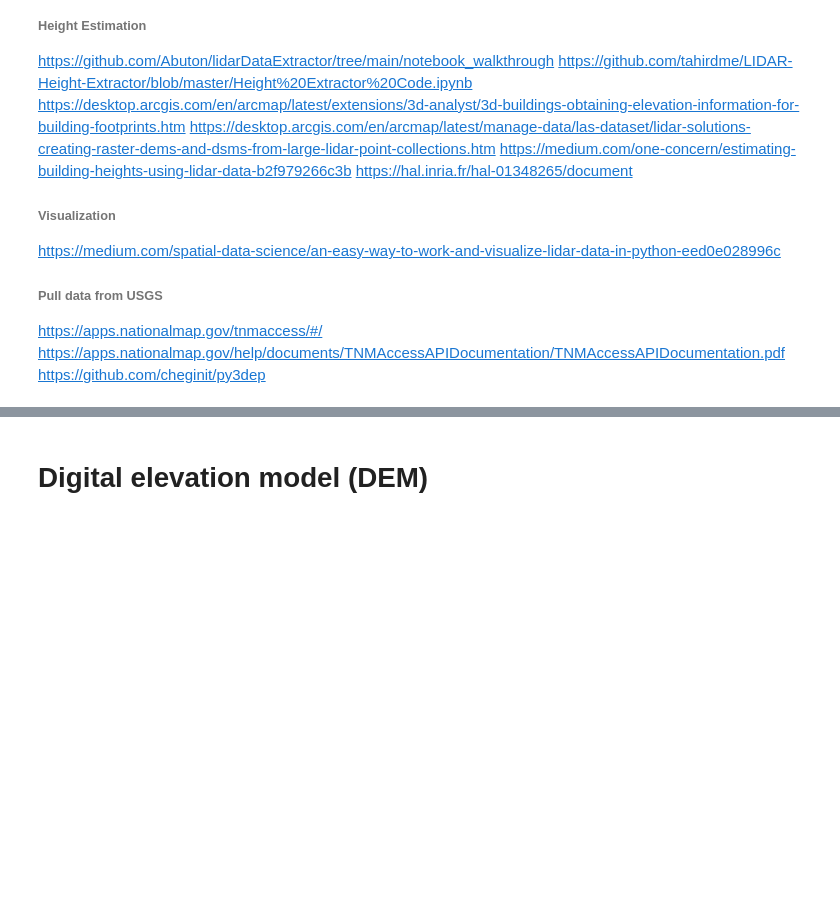
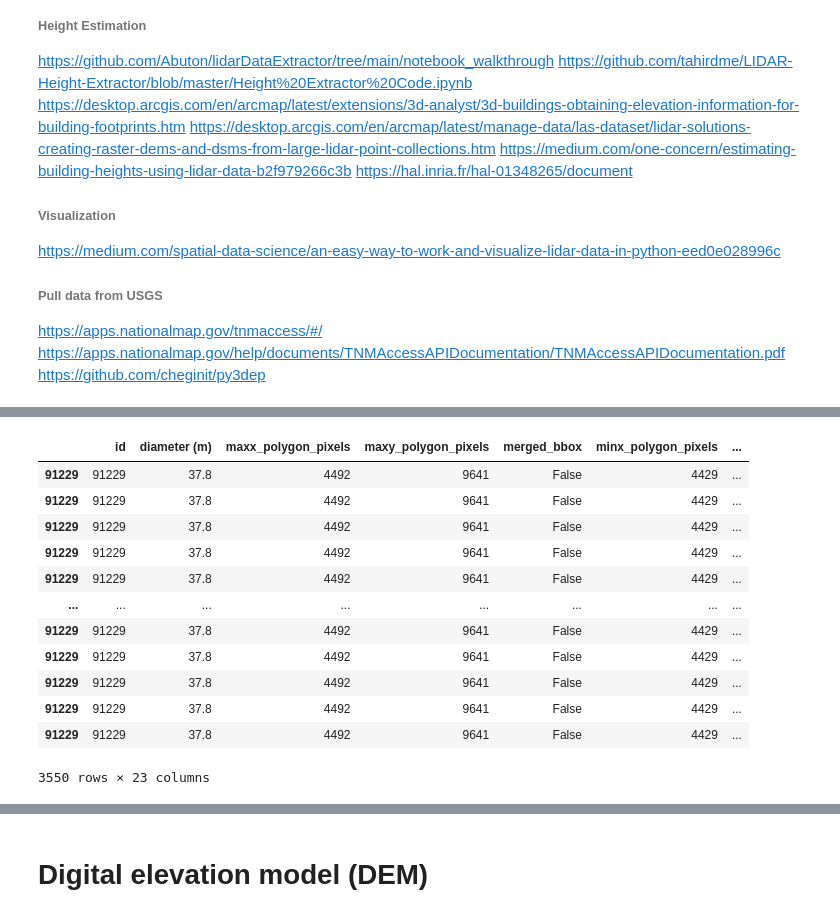
Before and after one commit to celinerobi/ast_object_detection_public, a Jupyter notebook: object_detection/volume_estimation/3D_estimation.ipynb, the cells around one changed output, grey strips where cells are left out. Cells and saved outputs as stored; diff of their text form; code cells hidden in the pictures; blank space fills up the shorter version.

Commit message:
corrected volume estimation, updated geometry for lidar

```diff
--- a/object_detection/volume_estimation/3D_estimation.ipynb
+++ b/object_detection/volume_estimation/3D_estimation.ipynb
@@ -194,3 +192,23 @@ NameError: name 'lidar_paths' is not defined
+# %%
+las_proj = pyproj.CRS.from_user_input(las.header.vlrs.get("WktCoordinateSystemVlr")[0].string) #get crs
+# %%
+def transform_las_points_to_wgs84(las_proj, las_x, las_y):
+    """ Convert a utm pair into a lat lon pair
+    Args:
+    las_proj(str): the las proj as a proj crs
+    las_x(list): a list of the x coordinates for points in las proj
+    las_y(list): a list of the y coordinates for points in las proj
+    Returns:
+    (Geometry_wgs84): a list of shapely points in wgs84 proj
+    """
+    #https://gis.stackexchange.com/questions/127427/transforming-shapely-polygon-and-multipolygon-objects
+    #get utm projection
+    Geometry = [Point(xy) for xy in zip(las_x,las_y)] #make x+y coordinates into points
+    wgs84 = pyproj.CRS('EPSG:4326')
+    #transform las into wgs84 point
+    project = pyproj.Transformer.from_proj(las_crs, wgs84, always_xy=True).transform
+    Geometry_wgs84 = [transform(project, las_point) for las_point in Geometry]
+    return(Geometry_wgs84)
 # %%
 #2. CONVERTING LAS TO PANDAS#
 #Import LAS into numpy array (X=raw integer value; x=scaled float value)
@@ -202,14 +220,11 @@ MemoryError:
+# %%
+Geometry_wgs84 = transform_las_points_to_wgs84(las_proj, las.x,las.y)
+#Transform to geopandas GeoDataFrame
+lidar = gpd.GeoDataFrame(lidar_df, crs =EPSG4326, geometry=Geometry_wgs84) #set correct spatial reference
+lidar = lidar.to_crs('EPSG:4326')
 # %%
-# transform into the geographic coordinate system
-Geometry = [Point(xy) for xy in zip(las.x,las.y)] #make x+y coordinates into points
-EPSG4326 = pyproj.CRS('EPSG:4326')
-project = pyproj.Transformer.from_proj(las_crs, EPSG4326).transform
-Geometry_gcs = [transform(project, las_point) for las_point in Geometry]
-#Transform to geopandas GeoDataFrame
-lidar = gpd.GeoDataFrame(lidar_df, crs =EPSG4326, geometry=Geometry_gcs) #set correct spatial reference
-lidar = lidar.to_crs('EPSG:4326')
 #3. Get the extent of the Lidar data
-miny, minx, maxy, maxx = lidar["geometry"].total_bounds
+minx, miny, maxx, maxy = lidar["geometry"].total_bounds
 lidar_extent = Polygon([(minx,miny), (minx,maxy), (maxx,maxy), (maxx,miny)])
 #4. Subset the tank dataset to the lidar data
 index = []
@@ -219,5 +234,20 @@ for tank_index, tank_poly in tqdm.tqdm(enumerate(tank_data["geometry"])): #itera
 tank_data_in_lidar_extent = tank_data.iloc[index]
 # %%
 #Get the LP corresponding with the tank dataset
-tank_data_w_lpc = gpd.sjoin(tank_data_in_lidar_extent,lidar, how='left', predicate='contains')
+tank_data_w_lpc = gpd.sjoin(tank_data_in_lidar_extent,lidar[6000000:7000000])#, how='inner', predicate='contains')
 tank_data_w_lpc = tank_data_w_lpc.dropna(subset=['Z coordinate'])
+tank_data_w_lpc
+# %% [output]
+|  | id | diameter (m) | maxx_polygon_pixels | maxy_polygon_pixels | merged_bbox | minx_polygon_pixels | ... |
+| 91229 | 91229 | 37.8 | 4492 | 9641 | False | 4429 | ... |
+| 91229 | 91229 | 37.8 | 4492 | 9641 | False | 4429 | ... |
+| 91229 | 91229 | 37.8 | 4492 | 9641 | False | 4429 | ... |
+| 91229 | 91229 | 37.8 | 4492 | 9641 | False | 4429 | ... |
+| 91229 | 91229 | 37.8 | 4492 | 9641 | False | 4429 | ... |
+| ... | ... | ... | ... | ... | ... | ... | ... |
+| 91229 | 91229 | 37.8 | 4492 | 9641 | False | 4429 | ... |
+| 91229 | 91229 | 37.8 | 4492 | 9641 | False | 4429 | ... |
+| 91229 | 91229 | 37.8 | 4492 | 9641 | False | 4429 | ... |
+| 91229 | 91229 | 37.8 | 4492 | 9641 | False | 4429 | ... |
+| 91229 | 91229 | 37.8 | 4492 | 9641 | False | 4429 | ... |
+3550 rows × 23 columns
```
Also changed, not shown: parts of 6 cells of this notebook, 1 other file.
